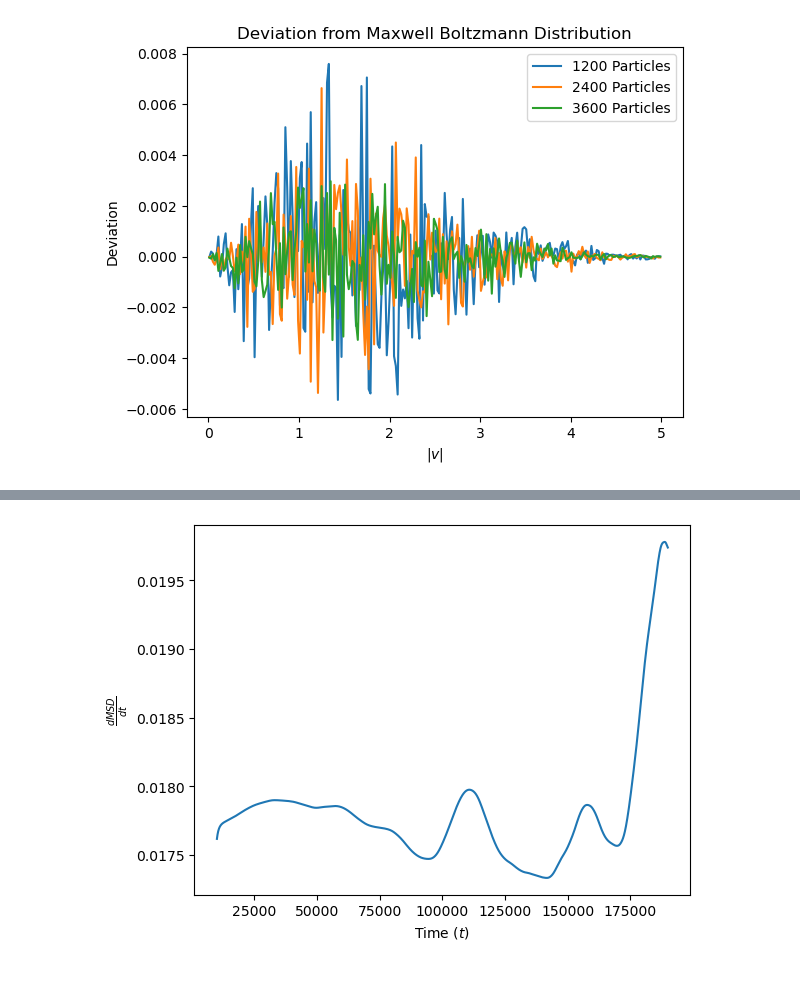
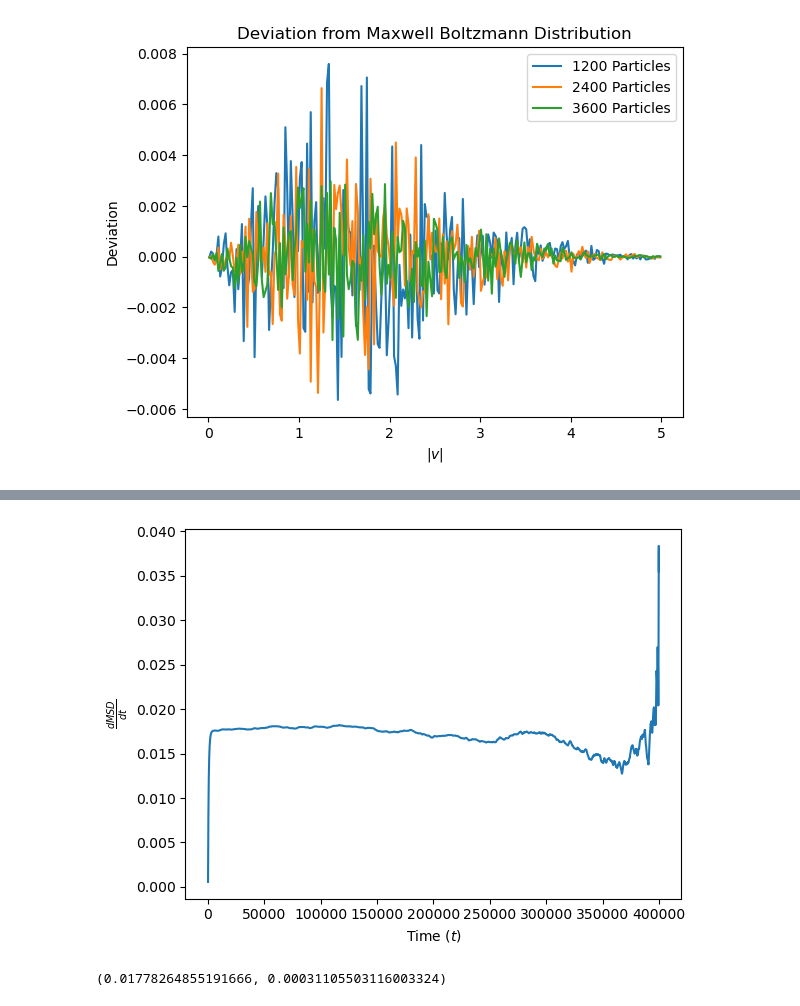
Before and after one commit to vigneshpai2003/Computational-Physics, a Jupyter notebook: Molecular_Dynamics/submission.ipynb, the cells around one changed output, grey strips where cells are left out. Cells and saved outputs as stored; diff of their text form; code cells hidden in the pictures; blank space fills up the shorter version.

```diff
--- a/Molecular_Dynamics/submission.ipynb
+++ b/Molecular_Dynamics/submission.ipynb
@@ -194,10 +194,18 @@ plt.show()
 # %%
-interval = 1000
+interval = 1
 
-plt.plot(t[interval : N_msd - interval], get_derivative(t, msd, interval))
-# plt.xlim(75000, 100000)
+D = get_derivative(t, msd, interval)
+
+plt.plot(t[interval : N_msd - interval], D)
+# plt.xlim(10000, 200000)
 plt.xlabel('Time ($t$)')
 plt.ylabel('$\\frac{dMSD}{dt}$')
 plt.show()
 # %% [output]
-[figure, old version]
+[figure, new version]
+# %%
+D2 = D[int(len(D) * 0.1): int(len(D) * 0.5)]
+
+np.average(D2), np.std(D2)
+# %% [output]
+(0.01778264855191666, 0.00031105503116003324)
```
Also changed, not shown: parts of 4 cells of this notebook, 2 other files.
